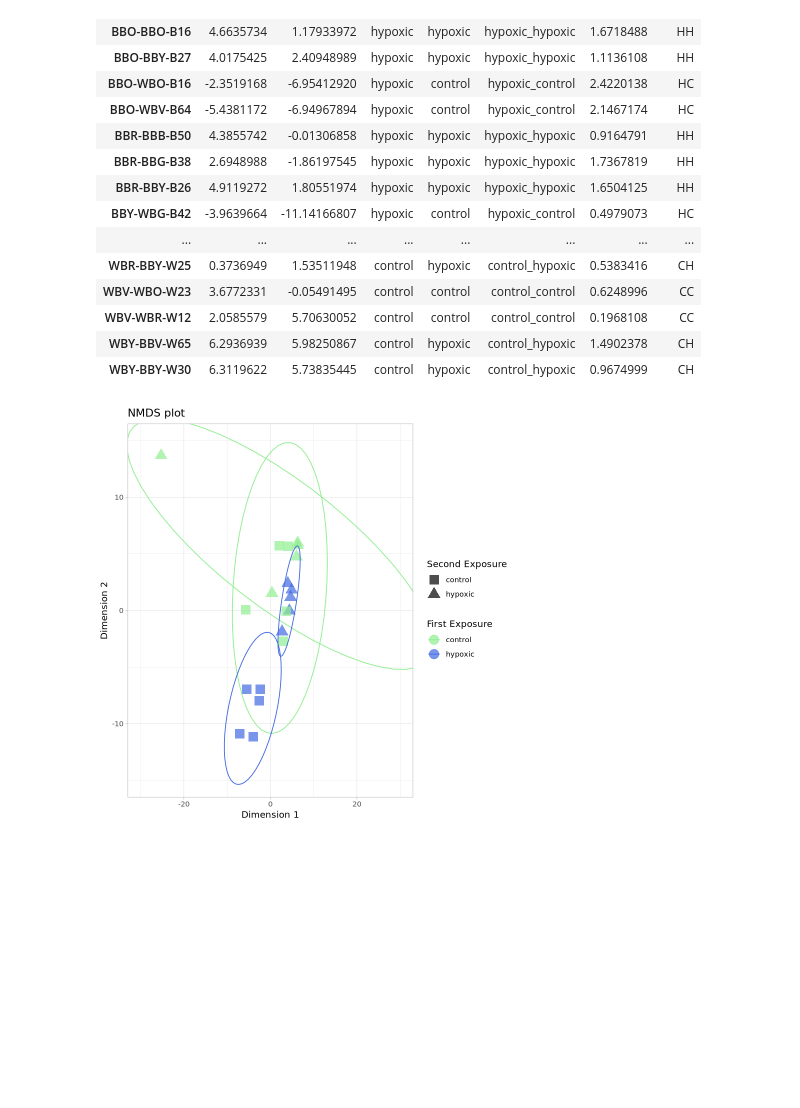
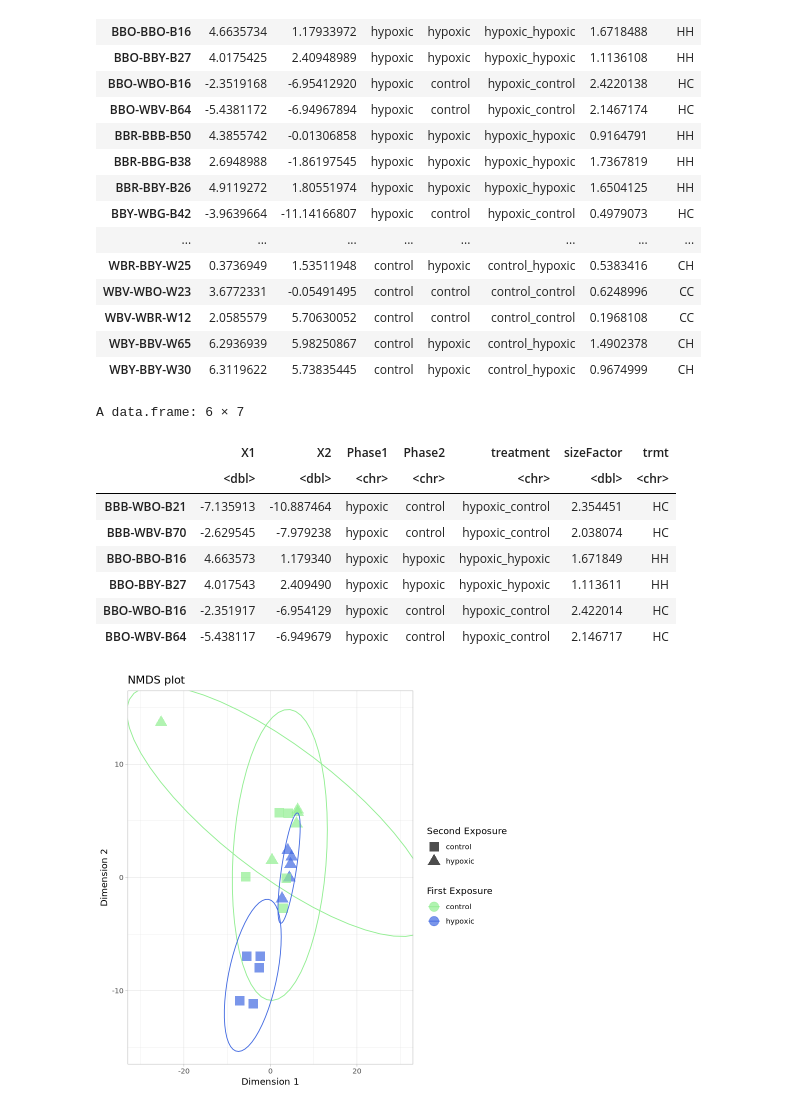
Before and after one commit to jgmcdonough/CE18_methylRAD_analysis, a Jupyter notebook: analysis/DMGs_analysis/DESeq_geneFeatureCounts.ipynb, the cells around one changed output. Saved outputs shown, nothing was run; the diff lists cells and outputs as text; code cells hidden in the pictures; blank space fills up the shorter version.

```diff
--- a/analysis/DMGs_analysis/DESeq_geneFeatureCounts.ipynb
+++ b/analysis/DMGs_analysis/DESeq_geneFeatureCounts.ipynb
@@ -608,6 +601,25 @@ A data.frame: 20 × 7
 | WBY-BBY-W30 | 6.3119622 | 5.73835445 | control | hypoxic | control_hypoxic | 0.9674999 | CH |
 # %%
 write.csv(mds, '/project/pi_sarah_gignouxwolfsohn_uml_edu/julia/CE_MethylRAD_analysis_2018/analysis/deseq_res_files/geneFeatures_res/nmds_input.csv')
+# %%
+# if don't want to run above code...
+mds <- read.csv('/project/pi_sarah_gignouxwolfsohn_uml_edu/julia/CE_MethylRAD_analysis_2018/analysis/deseq_res_files/geneFeatures_res/nmds_input.csv')
+
+rownames(mds) <- mds$X
+
+mds <- mds[,-1]
+
+head(mds)
+# %% [output]
+A data.frame: 6 × 7
+|  | X1 | X2 | Phase1 | Phase2 | treatment | sizeFactor | trmt |
+|  | <dbl> | <dbl> | <chr> | <chr> | <chr> | <dbl> | <chr> |
+| BBB-WBO-B21 | -7.135913 | -10.887464 | hypoxic | control | hypoxic_control | 2.354451 | HC |
+| BBB-WBV-B70 | -2.629545 | -7.979238 | hypoxic | control | hypoxic_control | 2.038074 | HC |
+| BBO-BBO-B16 | 4.663573 | 1.179340 | hypoxic | hypoxic | hypoxic_hypoxic | 1.671849 | HH |
+| BBO-BBY-B27 | 4.017543 | 2.409490 | hypoxic | hypoxic | hypoxic_hypoxic | 1.113611 | HH |
+| BBO-WBO-B16 | -2.351917 | -6.954129 | hypoxic | control | hypoxic_control | 2.422014 | HC |
+| BBO-WBV-B64 | -5.438117 | -6.949679 | hypoxic | control | hypoxic_control | 2.146717 | HC |
 # %%
 # plot
 nmds_plot <- ggplot(mds, aes(X1, X2, shape = Phase2, col = Phase1)) +
```
Also changed, not shown: parts of 6 cells of this notebook.
